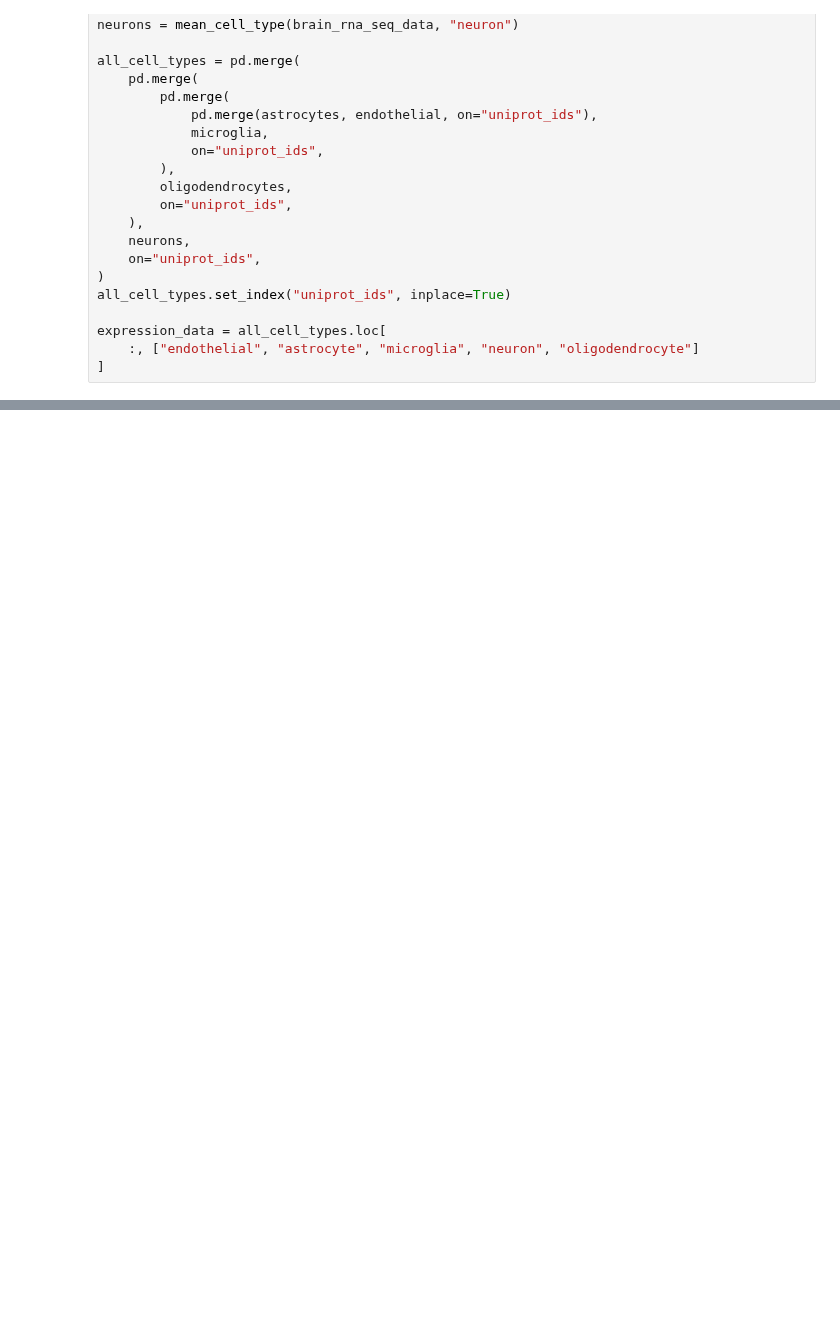
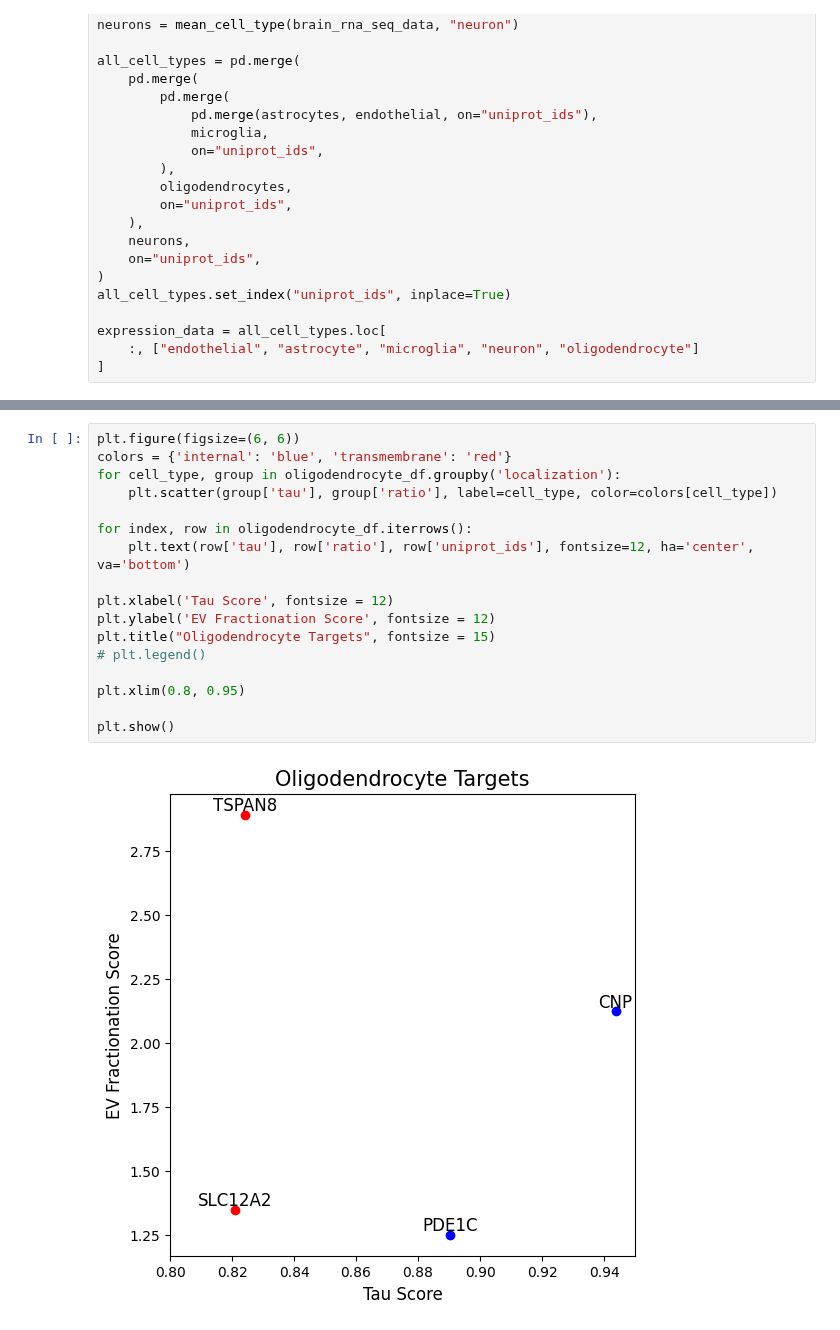
Before and after one commit to Walt-Lab/bdev_mass_spec, a Jupyter notebook: olink_analysis_final.ipynb, the cells around one changed output, grey strips where cells are left out. Drawn from its saved outputs; the diff is of its cells as text; blank space fills up the shorter version.

```diff
--- a/olink_analysis_final.ipynb
+++ b/olink_analysis_final.ipynb
@@ -1371,0 +1289,19 @@ plt.show()
+# %%
+plt.figure(figsize=(6, 6))
+colors = {'internal': 'blue', 'transmembrane': 'red'}
+for cell_type, group in oligodendrocyte_df.groupby('localization'):
+    plt.scatter(group['tau'], group['ratio'], label=cell_type, color=colors[cell_type])
+
+for index, row in oligodendrocyte_df.iterrows():
+    plt.text(row['tau'], row['ratio'], row['uniprot_ids'], fontsize=12, ha='center', va='bottom')
+
+plt.xlabel('Tau Score', fontsize = 12)
+plt.ylabel('EV Fractionation Score', fontsize = 12)
+plt.title("Oligodendrocyte Targets", fontsize = 15)
+# plt.legend()
+
+plt.xlim(0.8, 0.95)
+
+plt.show()
+# %% [output]
+[figure, added]
```
Also changed, not shown: parts of 58 cells of this notebook, 9 other files.
